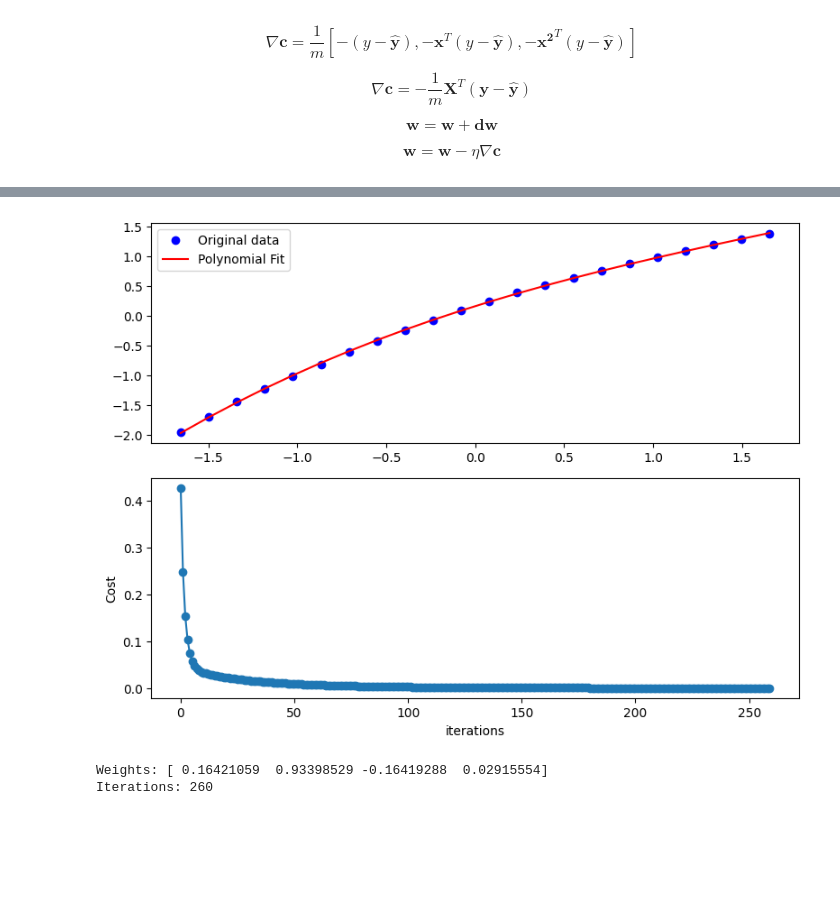
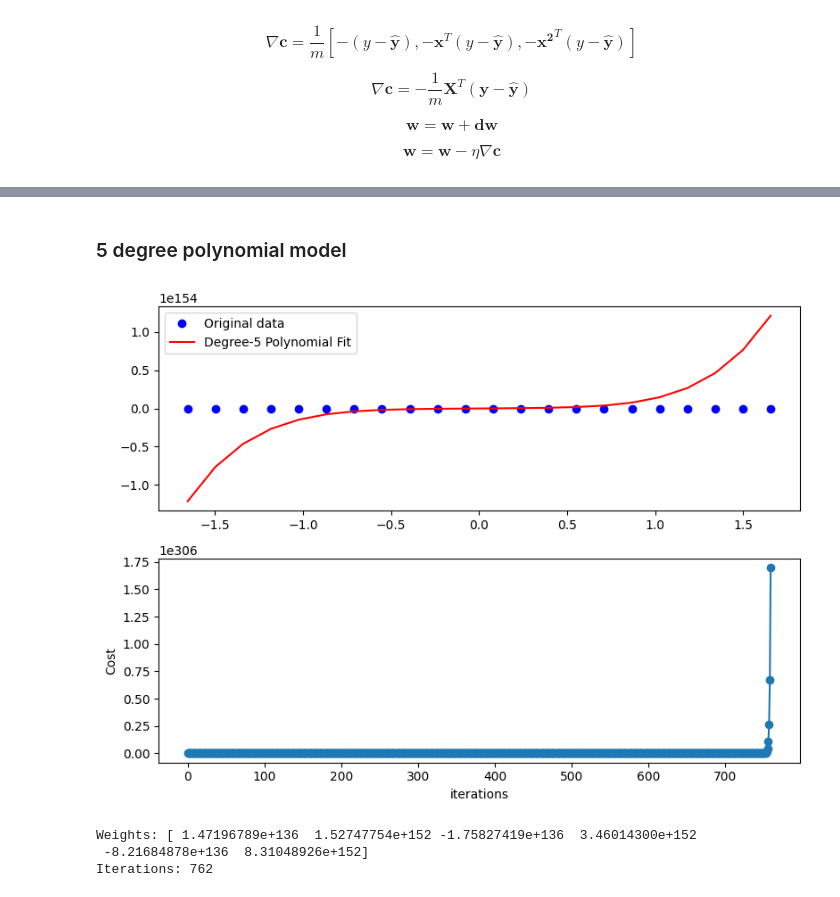
Before and after one commit to ravichandrakorivi/deep-learning, a Jupyter notebook: linear-regression/linear_regression_models.ipynb, the cells around one changed output, grey strips where cells are left out. Cells and saved outputs as stored; diff of their text form; code cells hidden in the pictures; blank space fills up the shorter version.

```diff
--- a/linear-regression/linear_regression_models.ipynb
+++ b/linear-regression/linear_regression_models.ipynb
@@ -533,36 +571,39 @@ def gradient_descent(X, y, eta=0.1, eps=1e-6, max_iters=10000):
+# %% [markdown]
+### 5 degree polynomial model
 # %%
 # Normalize
 x = (temperature - np.mean(temperature)) / np.std(temperature)
 y = (alpha - np.mean(alpha)) / np.std(alpha)
 
-degree = 3
+degree = 5
 X = create_polynomial_features(x, degree)
 
 w, cost_history, num_iters = gradient_descent(X, y)
 
 # Matrix multiplication (same as np.dot(X, w))
 # yhat = X @ w
 yhat = np.dot(X, w)
 
 # Plot
 plt.figure(figsize=(8, 6))
 
 plt.subplot(211)
 plt.plot(x, y, 'bo', label="Original data")
-plt.plot(x, yhat, 'r-', label="Polynomial Fit")
+plt.plot(x, yhat, 'r-', label="Degree-5 Polynomial Fit")
 plt.legend()
 
 plt.subplot(212)
 plt.plot(cost_history, '-o')
 plt.xlabel("iterations")
 plt.ylabel("Cost")
 
 plt.tight_layout()
 plt.show()
 
 print("Weights:", w)
 print("Iterations:", num_iters)
 # %% [output]
-[figure, old version]
+[figure, new version]
-Weights: [ 0.16421059  0.93398529 -0.16419288  0.02915554]
-Iterations: 260
+Weights: [ 1.47196789e+136  1.52747754e+152 -1.75827419e+136  3.46014300e+152
+ -8.21684878e+136  8.31048926e+152]
+Iterations: 762
```
Also changed, not shown: parts of 5 cells of this notebook.
